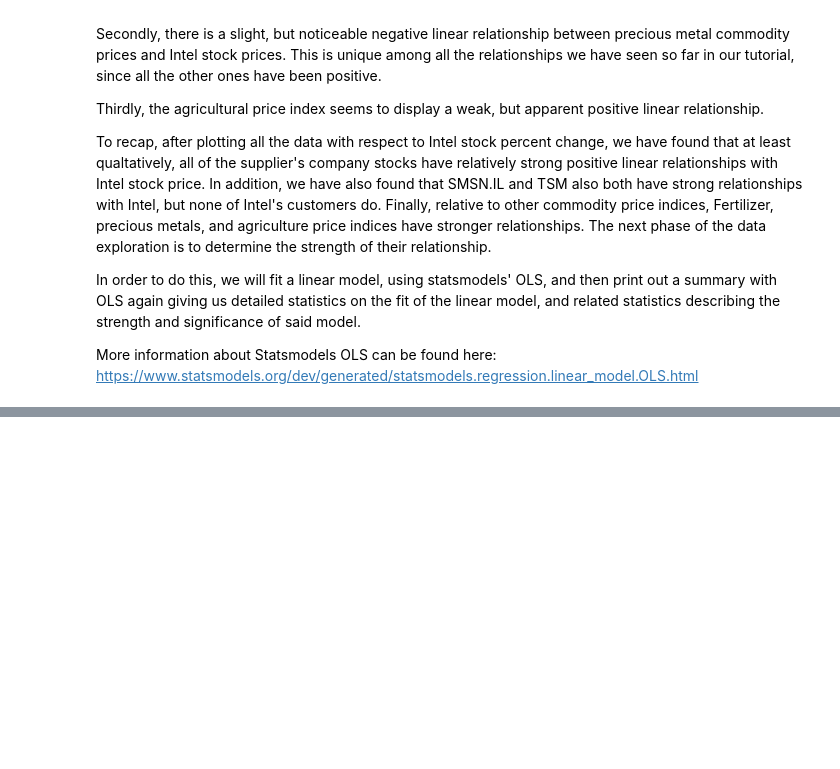
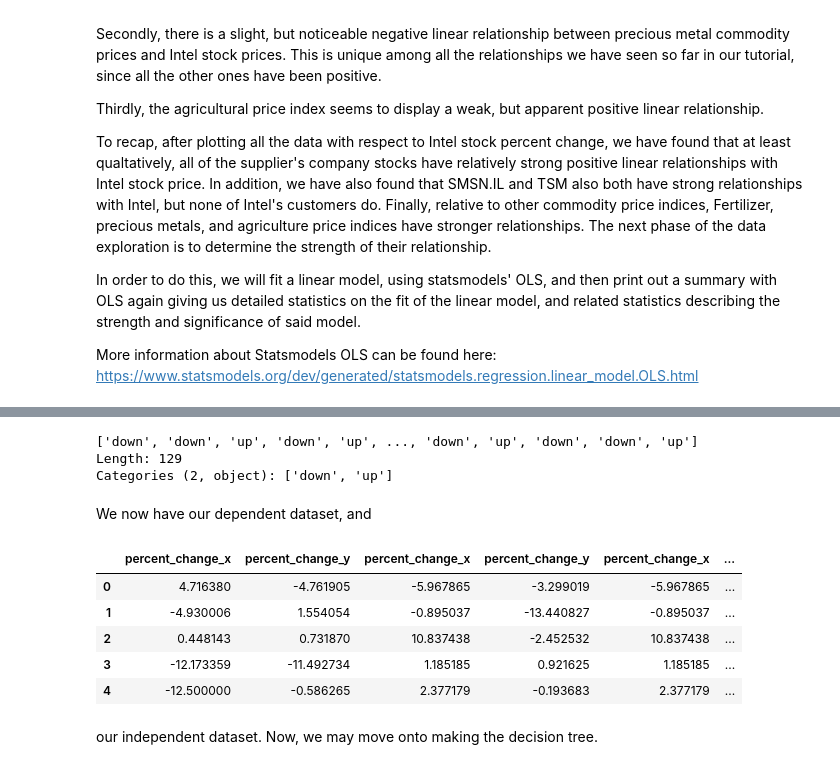
Before and after one commit to alanelbert/final_cmsc320, a Jupyter notebook: final.ipynb, the cells around one changed output, grey strips where cells are left out. Saved outputs shown, nothing was run; the diff lists cells and outputs as text; code cells hidden in the pictures; blank space fills up the shorter version.

```diff
--- a/final.ipynb
+++ b/final.ipynb
@@ -799,0 +812,65 @@ https://scikit-learn.org/stable/modules/tree.html
+# %%
+
+# Commodities for our independent dataset
+ml_comm = ['PAGRI', 'PPMETA']
+
+stocks_tofit.remove('WAF.DE')
+ml_stock = stocks_tofit
+
+
+# + [commodity + '_PCHANGE']
+
+# We will "Accumulate" an independent dataset through a series of inner joins
+indaccum = commdata.drop(commdata.columns.difference(['Date'] ), 1)
+
+# Accumulating the stock columns into the independent dataset
+for n in ml_stock:
+    indaccum = pd.merge(indaccum, dfs[n], on='Date')
+
+# Accumulating the commodity columns into the dataset
+for comm in ml_comm:
+    indaccum = pd.merge(indaccum, commdata.drop(commdata.columns.difference(['Date'] + [comm + '_PCHANGE']), 1), on='Date')
+
+
+intcdata_t = dfs['INTC']
+intcdata = pd.DataFrame()
+
+
+# Assigning a dummy variable to the percent change for intel stock
+for i, row in intcdata_t.iterrows():
+    if row['percent_change'] > 0:
+        intcdata.at[i, 'change_intel'] = int(1)
+        intcdata.at[i, 'Date'] = row['Date']
+    else:
+        intcdata.at[i, 'change_intel'] = int(0)
+        intcdata.at[i, 'Date'] = row['Date']
+
+
+
+# Creating a dependent dataset of the right size
+temp = pd.merge(indaccum, intcdata, on='Date')
+
+# Forcing to int (Pandas really wanted the 1s and 0s to be a float64 for some reaon)
+intdep = pd.to_numeric(temp['change_intel'], downcast='integer')
+dep = pd.Categorical.from_codes(intdep, ['down', 'up'])
+
+indaccum.drop(columns=['Date'],  inplace=True)
+
+dep
+# %% [output]
+['down', 'down', 'up', 'down', 'up', ..., 'down', 'up', 'down', 'down', 'up']
+Length: 129
+Categories (2, object): ['down', 'up']
+# %% [markdown]
+We now have our dependent dataset, and
+# %%
+indaccum.head()
+# %% [output]
+|  | percent_change_x | percent_change_y | percent_change_x | percent_change_y | percent_change_x | ... |
+| 0 | 4.716380 | -4.761905 | -5.967865 | -3.299019 | -5.967865 | ... |
+| 1 | -4.930006 | 1.554054 | -0.895037 | -13.440827 | -0.895037 | ... |
+| 2 | 0.448143 | 0.731870 | 10.837438 | -2.452532 | 10.837438 | ... |
+| 3 | -12.173359 | -11.492734 | 1.185185 | 0.921625 | 1.185185 | ... |
+| 4 | -12.500000 | -0.586265 | 2.377179 | -0.193683 | 2.377179 | ... |
+# %% [markdown]
+our independent dataset. Now, we may move onto making the decision tree.
```
Also changed, not shown: parts of 10 cells of this notebook, 1 other file.
